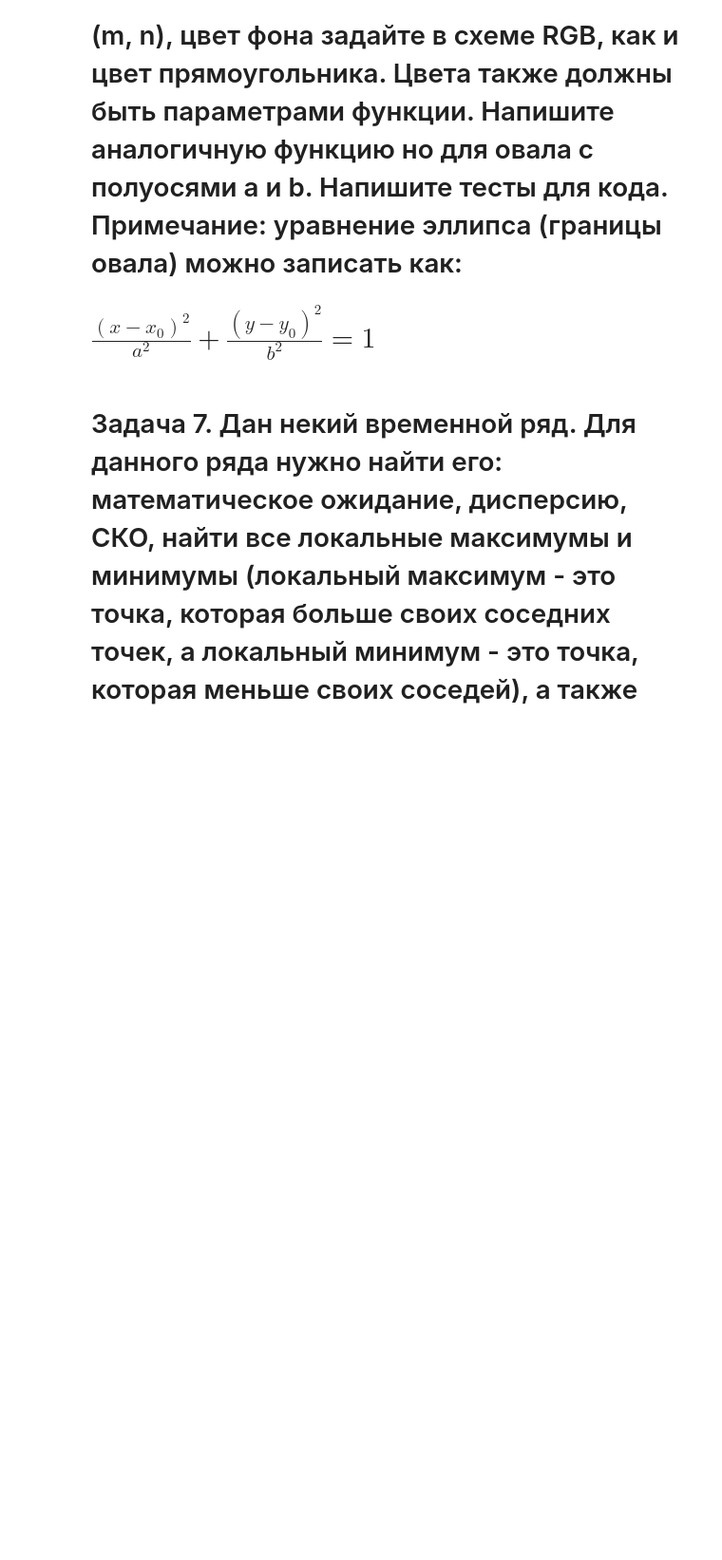
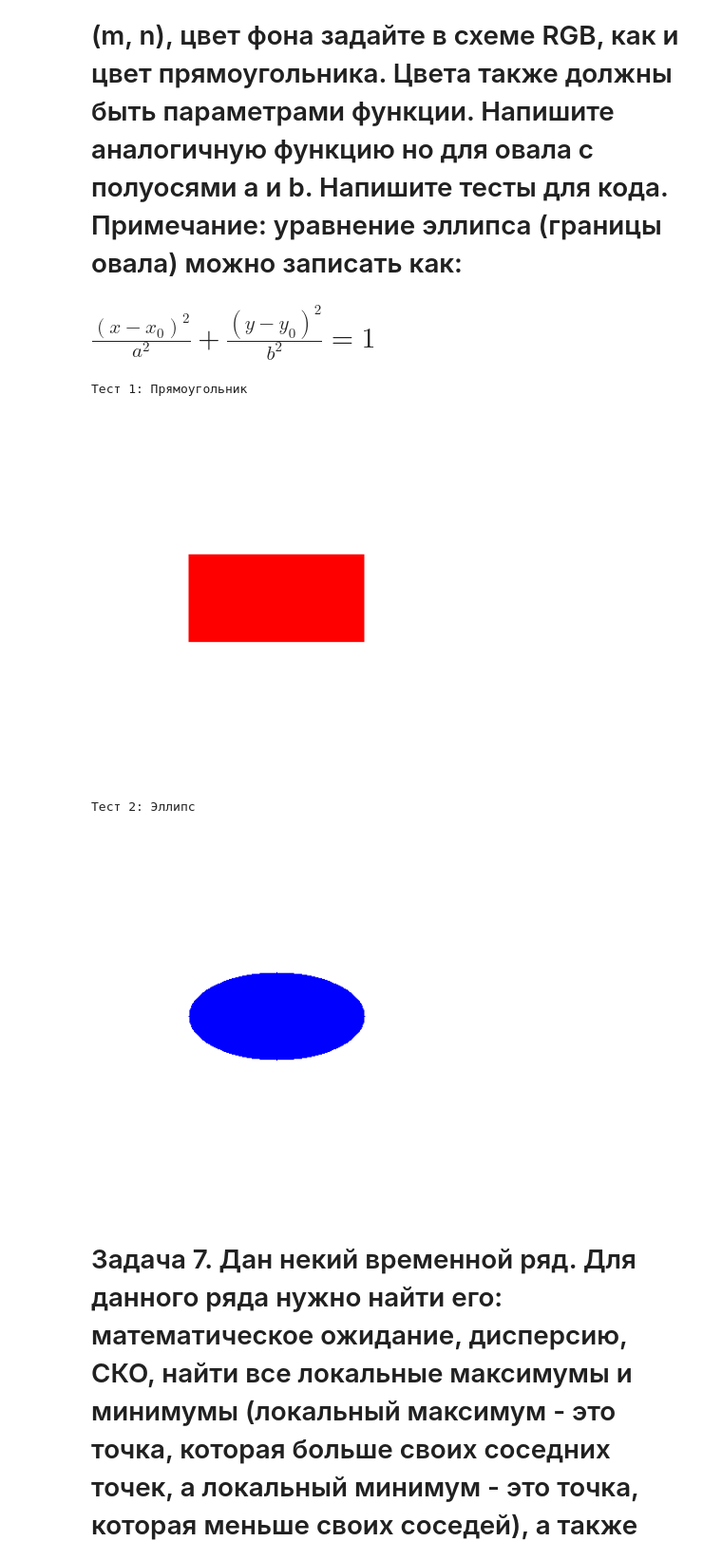
Before and after one commit to TheFoxsShrine/lab1_ML, a Jupyter notebook: numpy.ipynb, the cells around one changed output. Shown at 95% size. Cells and saved outputs as stored; diff of their text form; code cells hidden in the pictures; blank space fills up the shorter version.

```diff
--- a/numpy.ipynb
+++ b/numpy.ipynb
@@ -154,14 +237,50 @@ def chess(m, n, a, b):
 <h1>Задача 6. Напишите функцию, которая отрисовывает прямоугольник с заданными размерами (a, b) на изображении размера (m, n), цвет фона задайте в схеме RGB, как и цвет прямоугольника. Цвета также должны быть параметрами функции. Напишите аналогичную функцию но для овала с полуосями a и b. Напишите тесты для кода.
 Примечание: уравнение эллипса (границы овала) можно записать как:
 <h1>$\frac{(x-x_0)^2}{a^2}+\frac{(y-y_0)^2}{b^2}=1$
-# %%
-def draw_rectangle(a, b, m, n, rectangle_color, background_color):
-    # Your code goes here
-    pass
-
-def draw_ellipse(a, b, m, n, ellipse_color, background_color):
-    # Your code goes here
-    pass
+# %%
+import numpy as np
+import matplotlib.pyplot as plt
+
+def draw_rectangle(m, n, a, b, background_color, rectangle_color):
+    image = np.zeros((m, n, 3), dtype=np.uint8)
+    image[:, :] = background_color
+
+    start_x = (n - a) // 2
+    start_y = (m - b) // 2
+
+    image[start_y:start_y + b, start_x:start_x + a] = rectangle_color
+
+    plt.imshow(image)
+    plt.axis('off')
+    plt.show()
+
+def draw_ellipse(m, n, a, b, background_color, oval_color):
+    image = np.zeros((m, n, 3), dtype=np.uint8)
+    image[:, :] = background_color
+
+    center_x = n // 2
+    center_y = m // 2
+
+    for y in range(m):
+        for x in range(n):
+            if ((x - center_x) ** 2) / (a ** 2) + ((y - center_y) ** 2) / (b ** 2) <= 1:
+                image[y, x] = oval_color
+
+    plt.imshow(image)
+    plt.axis('off')
+    plt.show()
+
+if __name__ == "__main__":
+    print("Тест 1: Прямоугольник")
+    draw_rectangle(400, 400, 200, 100, background_color=(255, 255, 255), rectangle_color=(255, 0, 0))
+
+    print("Тест 2: Эллипс")
+    draw_ellipse(400, 400, 100, 50, background_color=(255, 255, 255), oval_color=(0, 0, 255))
+# %% [output]
+Тест 1: Прямоугольник
+[figure, added]
+Тест 2: Эллипс
+[figure, added]
 # %% [markdown]
 <h1>Задача 7. Дан некий временной ряд. Для данного ряда нужно найти его: математическое ожидание, дисперсию, СКО, найти все локальные максимумы и минимумы (локальный максимум - это точка, которая больше своих соседних точек, а локальный минимум - это точка, которая меньше своих соседей), а также вычислить для данного ряда другой ряд, получаемый методом скользящего среднего с размером окна $p$.
 <h1>Примечание: метод скользящего среднего подразумевает нахождение среднего из подмножетсва ряда размером $p$
```
Also changed, not shown: parts of 10 cells of this notebook.
